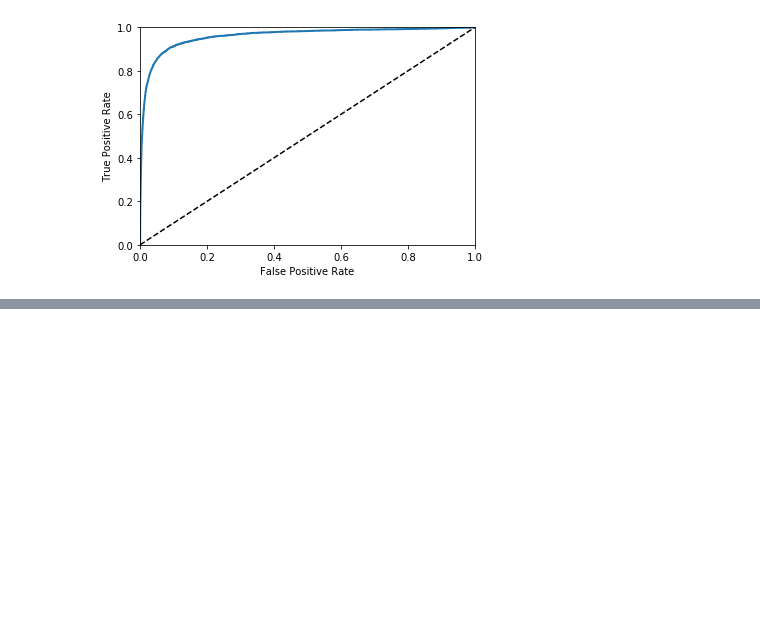
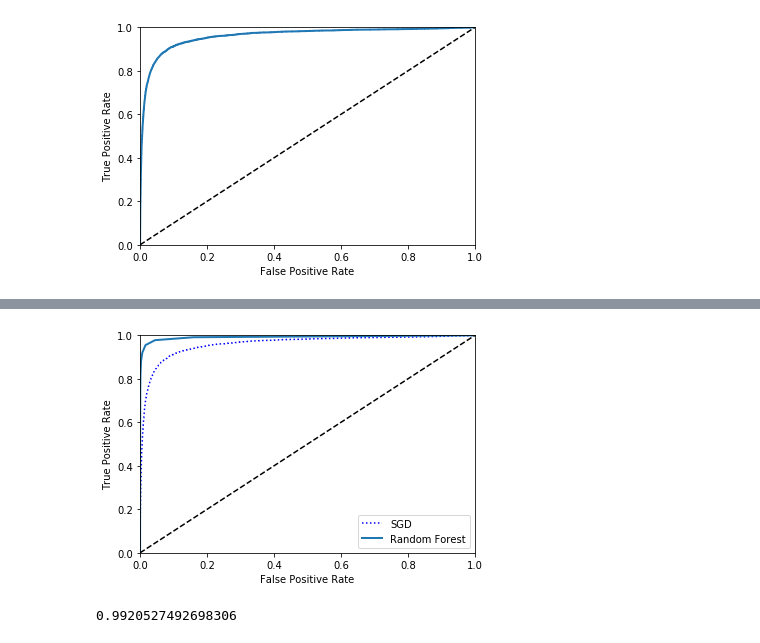
Before and after one commit to astidham2003/ml-study-group, a Jupyter notebook: chapter_3/MNIST_classification.ipynb, the cells around one changed output, grey strips where cells are left out. Cells and saved outputs as stored; diff of their text form; code cells hidden in the pictures; blank space fills up the shorter version.

```diff
--- a/chapter_3/MNIST_classification.ipynb
+++ b/chapter_3/MNIST_classification.ipynb
@@ -325,0 +340,6 @@ Start with AUC, pg. 94.
+# %%
+from sklearn.ensemble import RandomForestClassifier
+
+forest_clf = RandomForestClassifier(random_state=42)
+y_probas_forest = cross_val_predict(forest_clf, X_train, y_train_5, cv=3, method="predict_proba")
+y_probas_forest
@@ -325,0 +356,18 @@ Start with AUC, pg. 94.
+# %%
+# Get the scores for the classifier and plot the ROC curve.
+# forest classifier doesn't return scores, so we'll use the probability of the positive class as the score.
+# How does probability of positive class differ from score?  Isn't score just a probability of the data being a 5?
+
+y_scores_forest = y_probas_forest[:, 1] #score = proba of positive class
+fpr_forest, tpr_forest, thresholds_forest = roc_curve(y_train_5, y_scores_forest)
+# %%
+plt.plot(fpr, tpr, "b:", label="SGD")
+plot_roc_curve(fpr_forest, tpr_forest, "Random Forest")
+plt.legend(loc="lower right")
+plt.show()
+# %% [output]
+[figure, added]
+# %%
+roc_auc_score(y_train_5, y_scores_forest)
+# %% [output]
+0.9920527492698306
```
Also changed, not shown: parts of 11 cells of this notebook.
